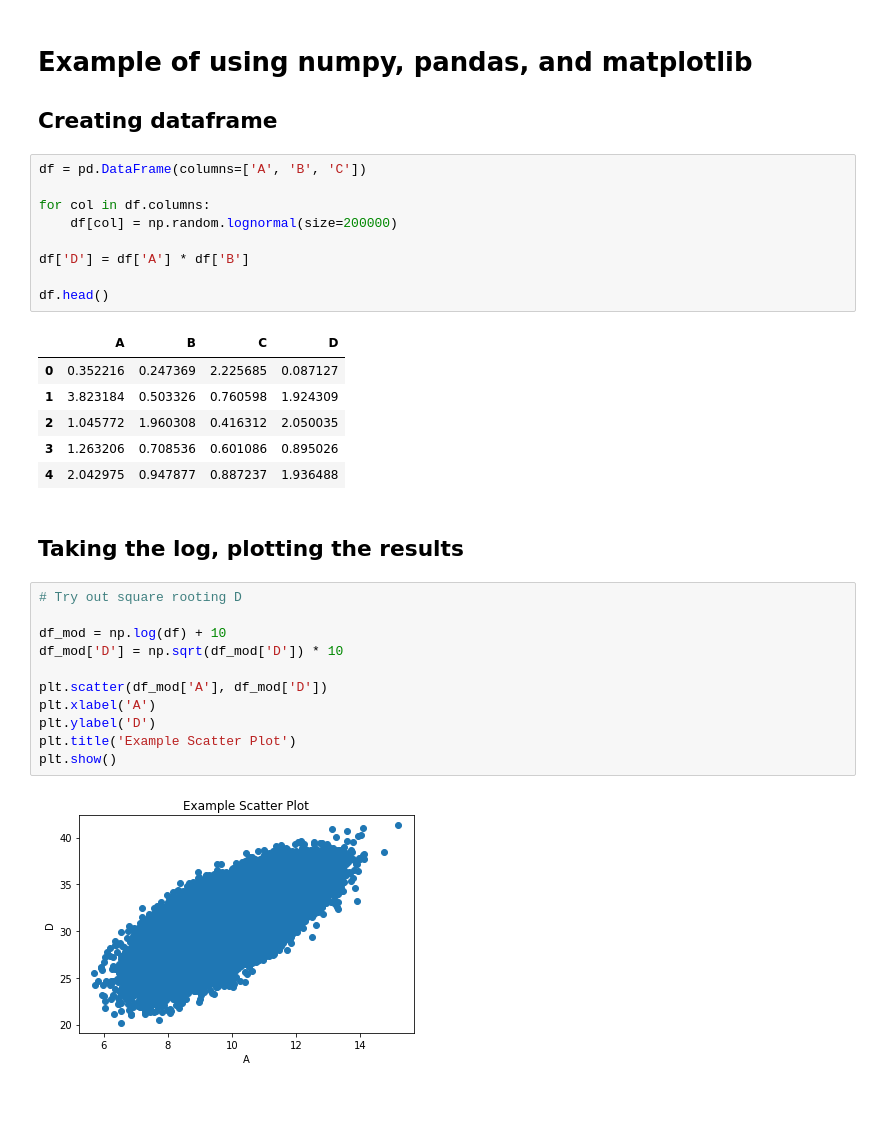
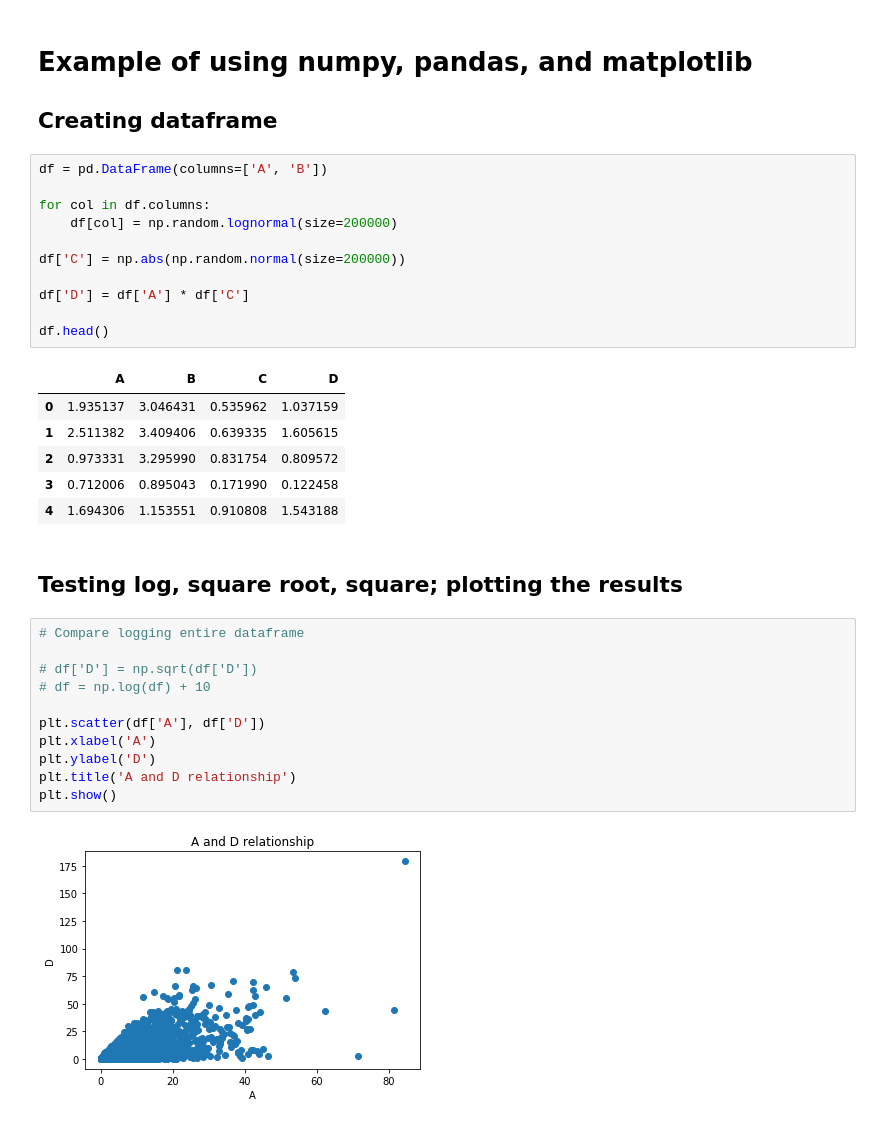
Before and after one commit to mbswirsky/git_example, a Jupyter notebook: example_notebook.ipynb, the cells around one changed output. Saved outputs shown, nothing was run; the diff lists cells and outputs as text.

```diff
--- a/example_notebook.ipynb
+++ b/example_notebook.ipynb
@@ -9,34 +9,36 @@ import seaborn as sns
 
 ## Creating dataframe
 # %%
-df = pd.DataFrame(columns=['A', 'B', 'C'])
+df = pd.DataFrame(columns=['A', 'B'])
 
 for col in df.columns:
     df[col] = np.random.lognormal(size=200000)
 
-df['D'] = df['A'] * df['B']
+df['C'] = np.abs(np.random.normal(size=200000))
+
+df['D'] = df['A'] * df['C']
 
 df.head()
 # %% [output]
 |  | A | B | C | D |
-| 0 | 0.352216 | 0.247369 | 2.225685 | 0.087127 |
-| 1 | 3.823184 | 0.503326 | 0.760598 | 1.924309 |
-| 2 | 1.045772 | 1.960308 | 0.416312 | 2.050035 |
-| 3 | 1.263206 | 0.708536 | 0.601086 | 0.895026 |
-| 4 | 2.042975 | 0.947877 | 0.887237 | 1.936488 |
+| 0 | 1.935137 | 3.046431 | 0.535962 | 1.037159 |
+| 1 | 2.511382 | 3.409406 | 0.639335 | 1.605615 |
+| 2 | 0.973331 | 3.295990 | 0.831754 | 0.809572 |
+| 3 | 0.712006 | 0.895043 | 0.171990 | 0.122458 |
+| 4 | 1.694306 | 1.153551 | 0.910808 | 1.543188 |
 # %% [markdown]
-## Taking the log, plotting the results
+## Testing log, square root, square; plotting the results
 # %%
-# Try out square rooting D
+# Compare logging entire dataframe
 
-df_mod = np.log(df) + 10
-df_mod['D'] = np.sqrt(df_mod['D']) * 10
+# df['D'] = np.sqrt(df['D'])
+# df = np.log(df) + 10
 
-plt.scatter(df_mod['A'], df_mod['D'])
+plt.scatter(df['A'], df['D'])
 plt.xlabel('A')
 plt.ylabel('D')
-plt.title('Example Scatter Plot')
+plt.title('A and D relationship')
 plt.show()
 # %% [output]
-[figure, old version]
+[figure, new version]
 # %%
```
Also changed, not shown: parts of 2 cells of this notebook.
